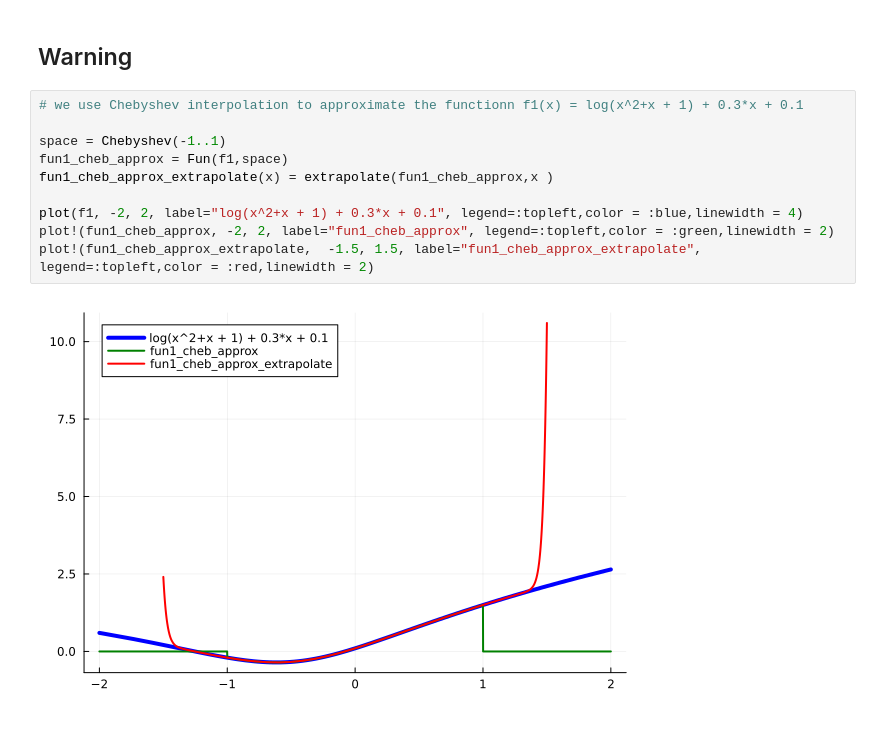
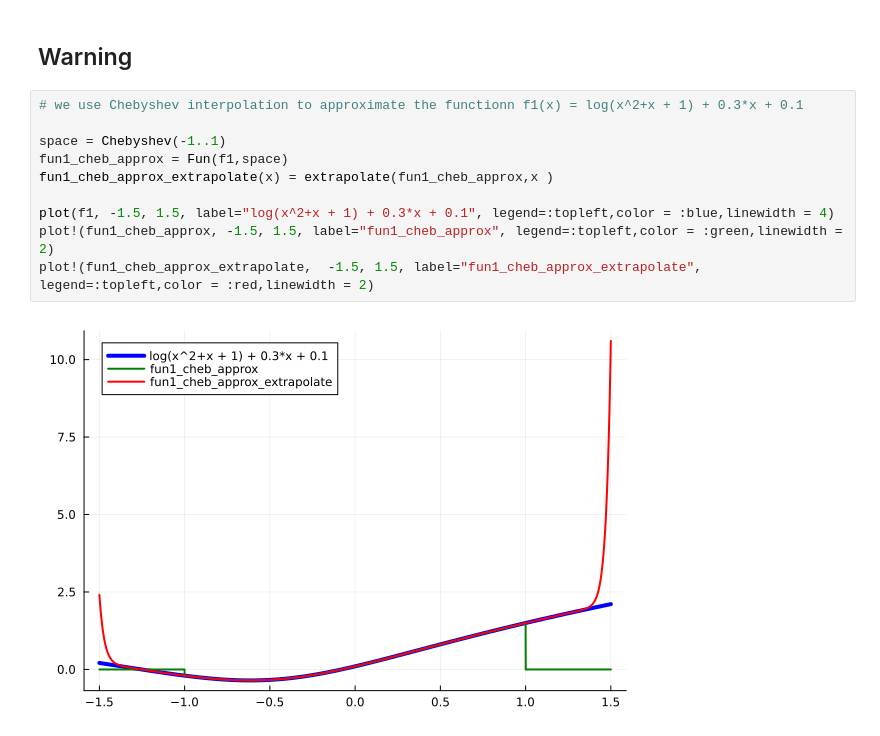
Before and after one commit to pzoch/QEcon2023, a Jupyter notebook: Code/Approximation/approximation_notebook_1.ipynb, the cells around one changed output. Saved outputs shown, nothing was run; the diff lists cells and outputs as text.

```diff
--- a/Code/Approximation/approximation_notebook_1.ipynb
+++ b/Code/Approximation/approximation_notebook_1.ipynb
@@ -263,12 +273,12 @@ Phi' * Phi = [10.0 0.0 -5.551115123125783e-16 0.0 1.1102230246251565e-16 5.55111
 # %%
 # we use Chebyshev interpolation to approximate the functionn f1(x) = log(x^2+x + 1) + 0.3*x + 0.1
 
 space = Chebyshev(-1..1)
 fun1_cheb_approx = Fun(f1,space)
 fun1_cheb_approx_extrapolate(x) = extrapolate(fun1_cheb_approx,x )
 
-plot(f1, -2, 2, label="log(x^2+x + 1) + 0.3*x + 0.1", legend=:topleft,color = :blue,linewidth = 4)
-plot!(fun1_cheb_approx, -2, 2, label="fun1_cheb_approx", legend=:topleft,color = :green,linewidth = 2)
+plot(f1, -1.5, 1.5, label="log(x^2+x + 1) + 0.3*x + 0.1", legend=:topleft,color = :blue,linewidth = 4)
+plot!(fun1_cheb_approx, -1.5, 1.5, label="fun1_cheb_approx", legend=:topleft,color = :green,linewidth = 2)
 plot!(fun1_cheb_approx_extrapolate,  -1.5, 1.5, label="fun1_cheb_approx_extrapolate", legend=:topleft,color = :red,linewidth = 2)
 # %% [output]
-[figure, old version]
+[figure, new version]
```
Also changed, not shown: parts of 4 cells of this notebook, 5 other files.
